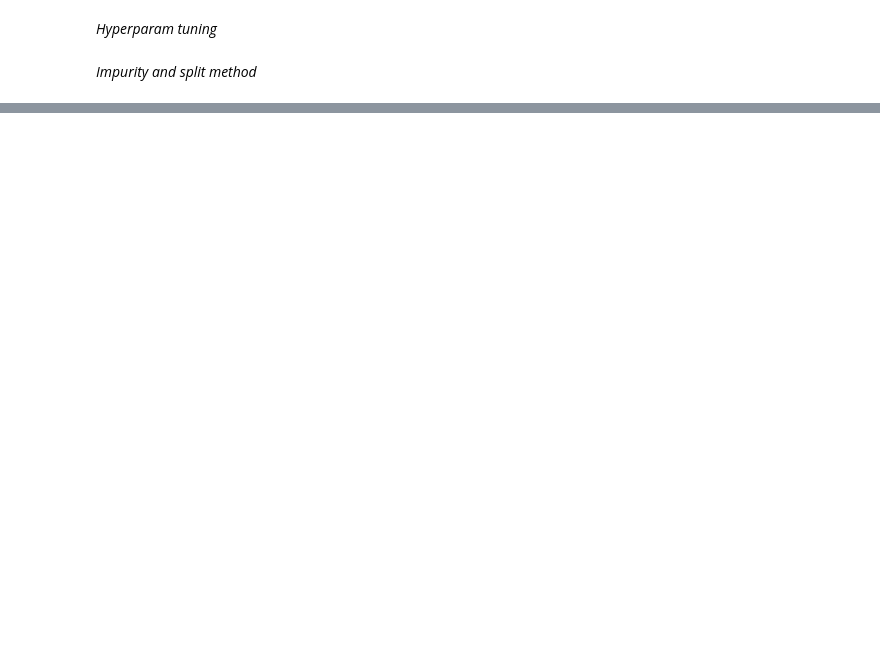
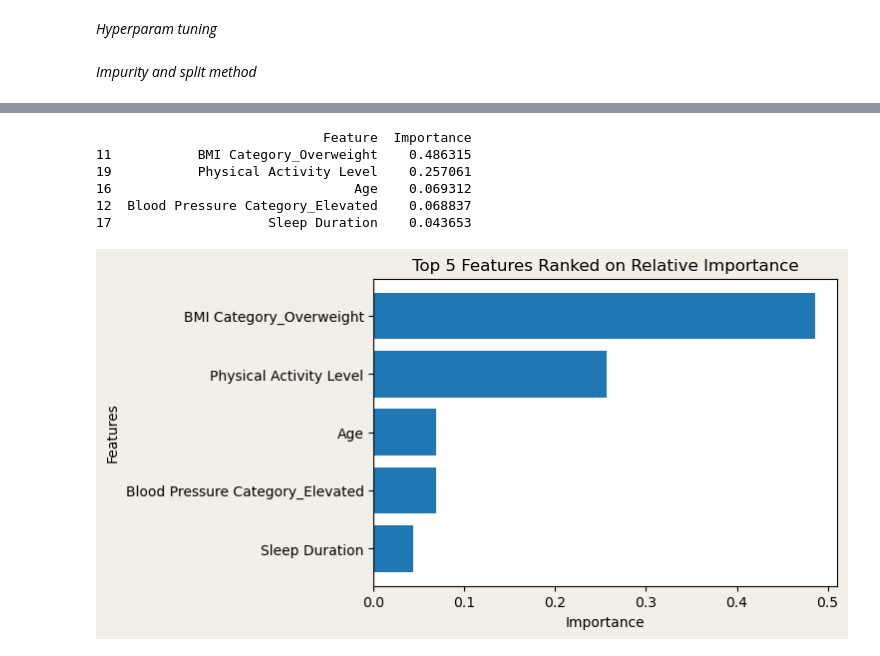
Before and after one commit to carstenegelund/sleep-disorder-classifier, a Jupyter notebook: model_decision_tree_classification.ipynb, the cells around one changed output, grey strips where cells are left out. Cells and saved outputs as stored; diff of their text form; code cells hidden in the pictures; blank space fills up the shorter version.

```diff
--- a/model_decision_tree_classification.ipynb
+++ b/model_decision_tree_classification.ipynb
@@ -360,0 +596,32 @@ Test Accuracy with best parameters: 83.1900 %
+# %%
+# Access feature importances
+feature_importances = model_dt.feature_importances_
+
+# Get feature names from your dataset (assuming they are in a list or array)
+feature_names = np.array(feature_names)
+
+# Create a DataFrame to display feature importances with corresponding names
+importance_df = pd.DataFrame({'Feature': feature_names, 'Importance': feature_importances})
+
+# Sort the DataFrame by importance
+importance_df = importance_df.sort_values(by='Importance', ascending=False)[:5]
+print(importance_df)
+
+# Re sort for the barh plot
+importance_df = importance_df.sort_values(by='Importance', ascending=True)
+
+# Plot the grouped bar chart
+fig, ax = plt.subplots(figsize=(6, 4), gridspec_kw={'hspace': 0.8}, facecolor="#F3EEE7")
+ax.barh(importance_df.Feature, importance_df.Importance)
+ax.set_xlabel("Importance")
+ax.set_ylabel("Features")
+ax.set_title("Top 5 Features Ranked on Relative Importance")
+plt.show()
+# %% [output]
+                             Feature  Importance
+11           BMI Category_Overweight    0.486315
+19           Physical Activity Level    0.257061
+16                               Age    0.069312
+12  Blood Pressure Category_Elevated    0.068837
+17                    Sleep Duration    0.043653
+[figure, added]
```
Also changed, not shown: parts of 36 cells of this notebook, 4 other files.
